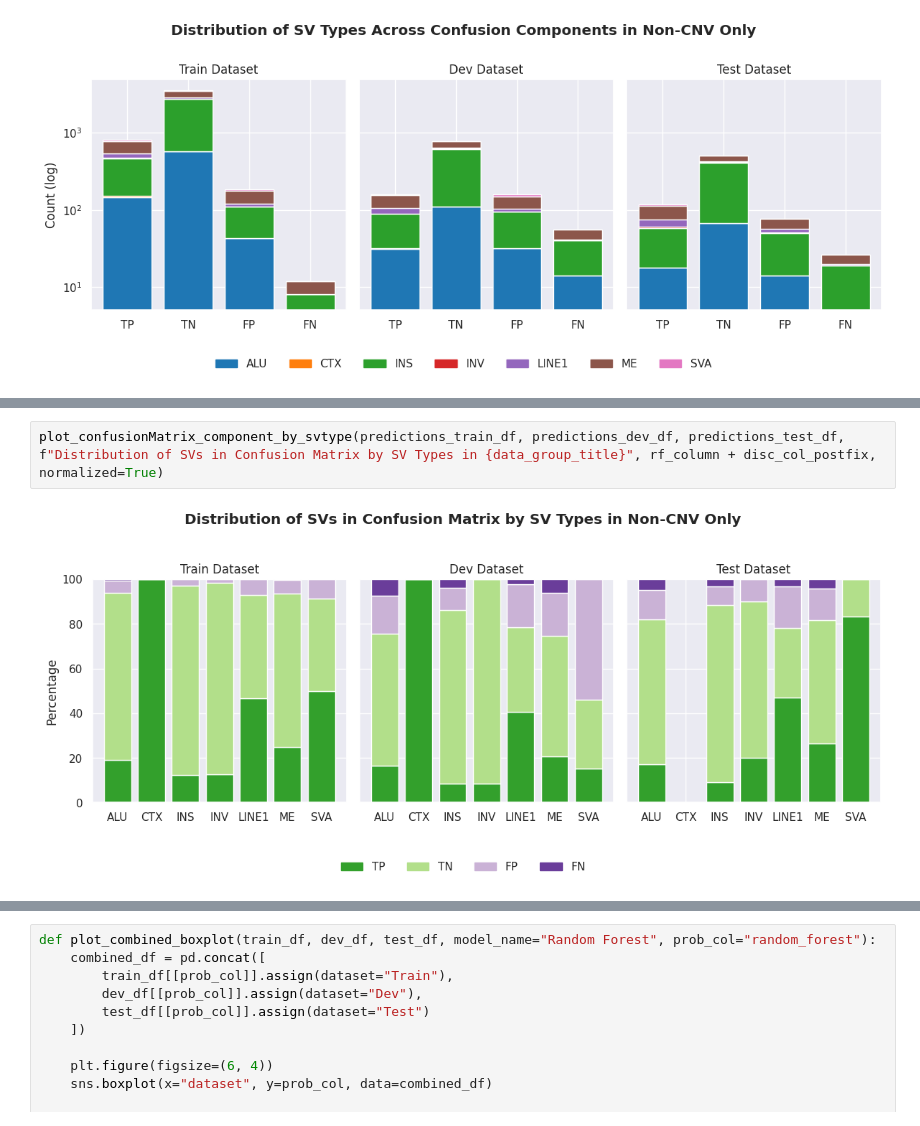
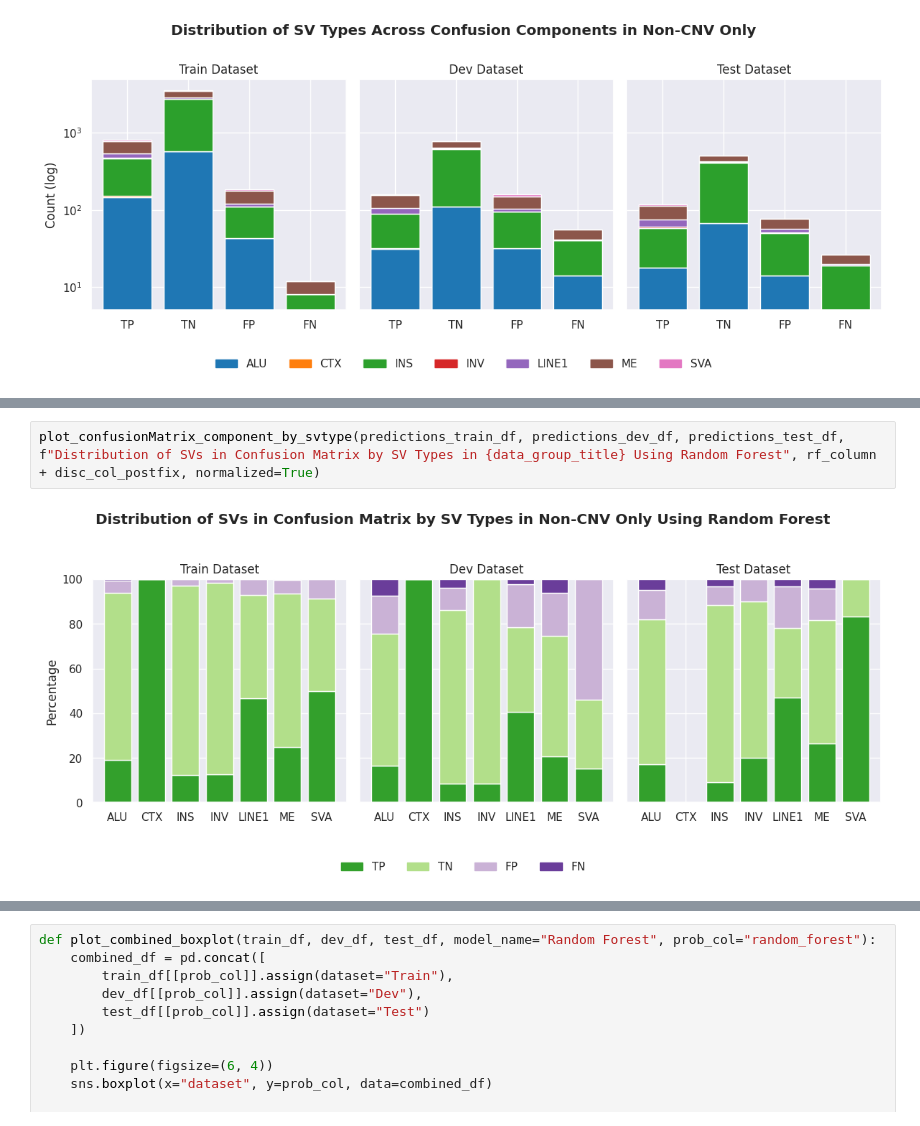
Before and after one commit to VJalili/denovo, a Jupyter notebook: denovo_model.ipynb, the cells around one changed output, grey strips where cells are left out. Cells and saved outputs as stored; diff of their text form.

```diff
--- a/denovo_model.ipynb
+++ b/denovo_model.ipynb
@@ -658,4 +660,4 @@ plot_confusionMatrix_component(predictions_train_df, predictions_dev_df, predict
 # %%
-plot_confusionMatrix_component_by_svtype(predictions_train_df, predictions_dev_df, predictions_test_df, f"Distribution of SVs in Confusion Matrix by SV Types in {data_group_title}", rf_column + disc_col_postfix, normalized=True)
+plot_confusionMatrix_component_by_svtype(predictions_train_df, predictions_dev_df, predictions_test_df, f"Distribution of SVs in Confusion Matrix by SV Types in {data_group_title} Using Random Forest", rf_column + disc_col_postfix, normalized=True)
 # %% [output]
-[figure, old version]
+[figure, new version]
```
Also changed, not shown: parts of 15 cells of this notebook.
